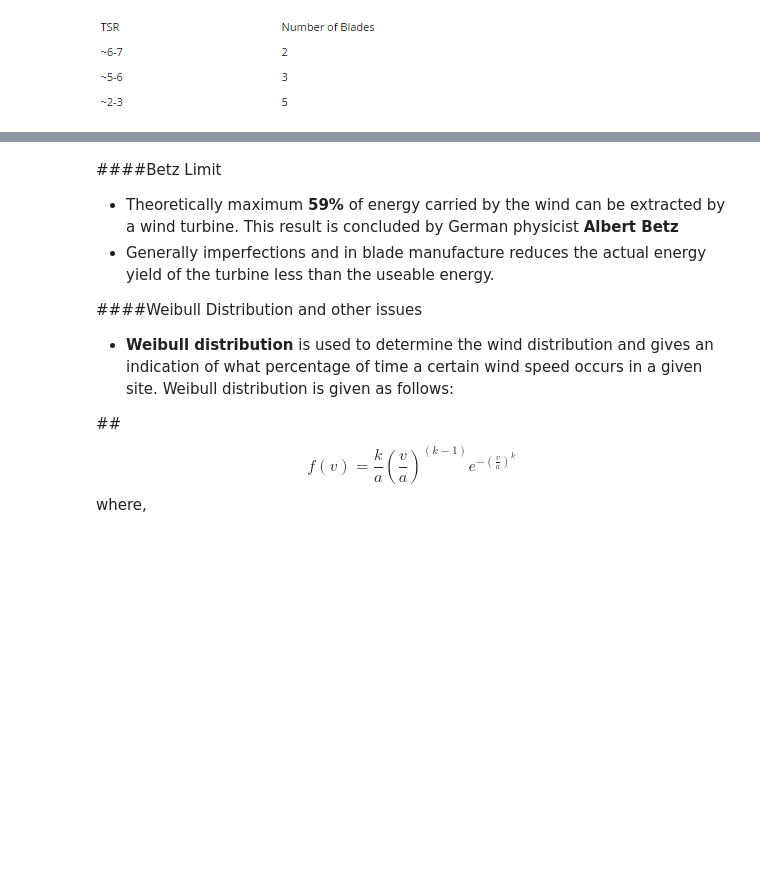
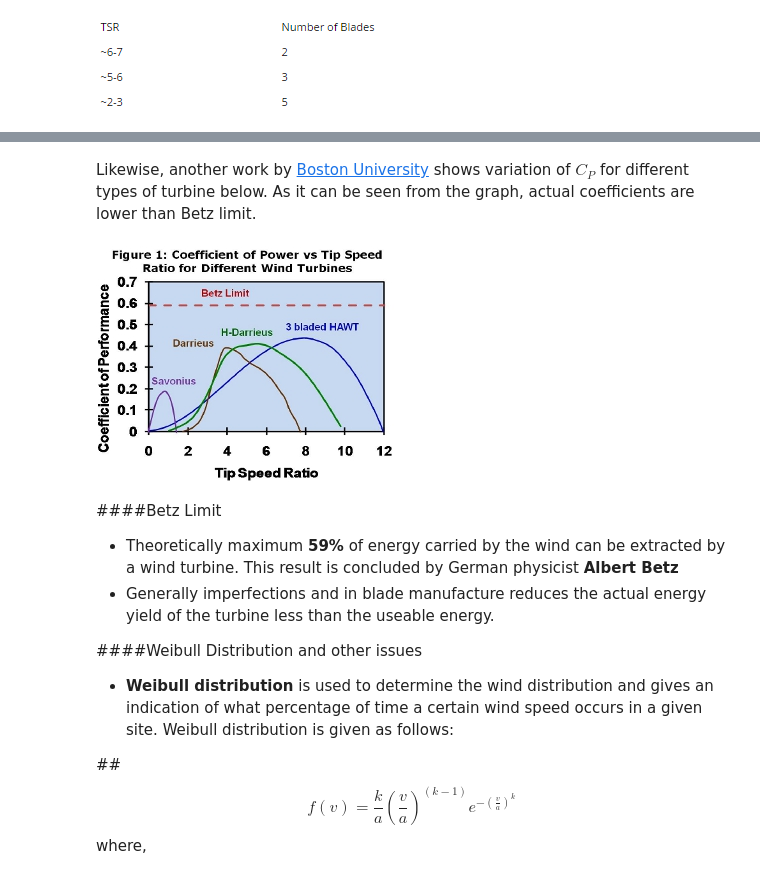
Before and after one commit to aydinbaskaya/MS_Thesis, a Jupyter notebook: Wind Turbines.ipynb, the cells around one changed output, grey strips where cells are left out. Saved outputs shown, nothing was run; the diff lists cells and outputs as text; code cells hidden in the pictures; blank space fills up the shorter version.

Commit message:
Update
Performance coefficent-Betz relation, one new reference

```diff
--- a/Wind Turbines.ipynb
+++ b/Wind Turbines.ipynb
@@ -56,3 +101,10 @@ Image(filename='tsr.png')
+# %% [markdown]
+Likewise, another work by [Boston University](http://people.bu.edu/dew11/turbineperformance.html) shows variation of $C_{P}$ for different types of turbine below. As it can be seen from the graph, actual coefficients are lower than Betz limit.
+# %%
+from IPython.display import Image
+Image(filename='boston.jpg')
+# %% [output]
+[figure, added]
 # %% [markdown]
 ####Betz Limit
 * Theoretically maximum **59%** of energy carried by the wind can be extracted by a wind turbine. This result is concluded by German physicist **Albert Betz**
```
Also changed, not shown: parts of 7 cells of this notebook, 1 other file.
